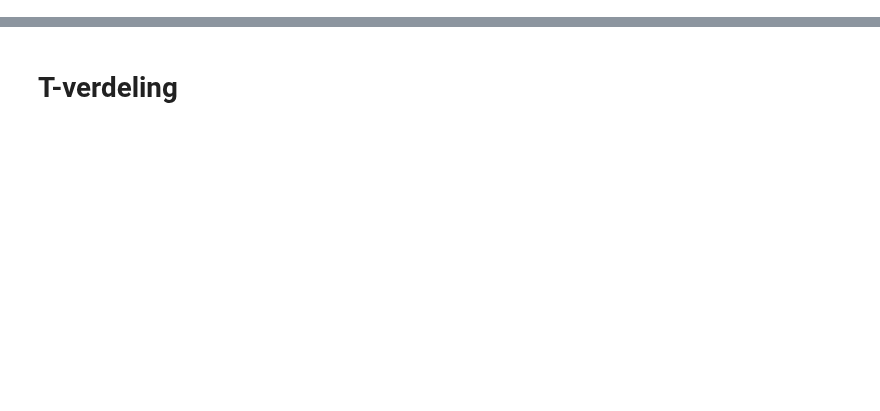
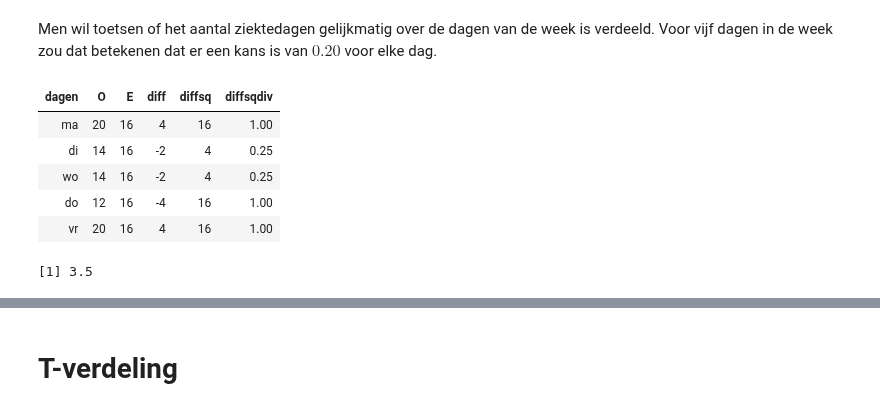
Before and after one commit to darkeclipz/jupyter-notebooks, a Jupyter notebook: Applied Math/Y2S3/Statistiek en onderzoek.ipynb, the cells around one changed output, grey strips where cells are left out. Drawn from its saved outputs; the diff is of its cells as text; code cells hidden in the pictures; blank space fills up the shorter version.

```diff
--- a/Applied Math/Y2S3/Statistiek en onderzoek.ipynb
+++ b/Applied Math/Y2S3/Statistiek en onderzoek.ipynb
@@ -0,0 +113,19 @@
+# %% [markdown]
+Men wil toetsen of het aantal ziektedagen gelijkmatig over de dagen van de week is verdeeld. Voor vijf dagen in de week zou dat betekenen dat er een kans is van $0.20$ voor elke dag.
+# %%
+O = zieken
+n = sum(O)
+E = rep(0.2 * n, 5)
+diff = O - E
+diffsq = diff*diff
+diffsqdiv = diffsq / E
+data.frame(dagen, O, E, diff, diffsq, diffsqdiv)
+sum(diffsqdiv)
+# %% [output]
+| dagen | O | E | diff | diffsq | diffsqdiv |
+| ma | 20 | 16 | 4 | 16 | 1.00 |
+| di | 14 | 16 | -2 | 4 | 0.25 |
+| wo | 14 | 16 | -2 | 4 | 0.25 |
+| do | 12 | 16 | -4 | 16 | 1.00 |
+| vr | 20 | 16 | 4 | 16 | 1.00 |
+[1] 3.5
```
Also changed, not shown: parts of 54 cells of this notebook.
